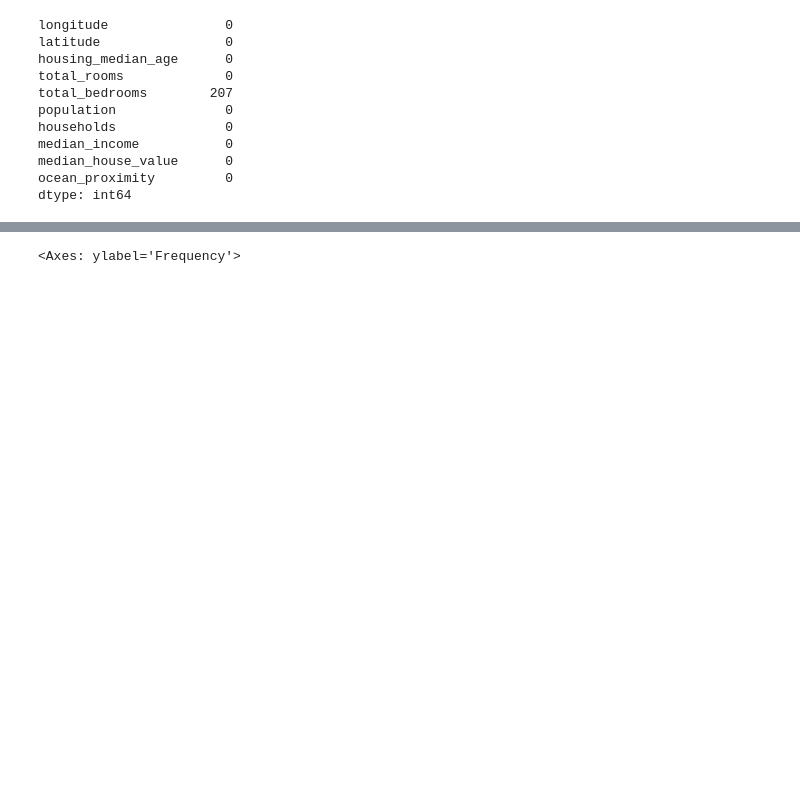
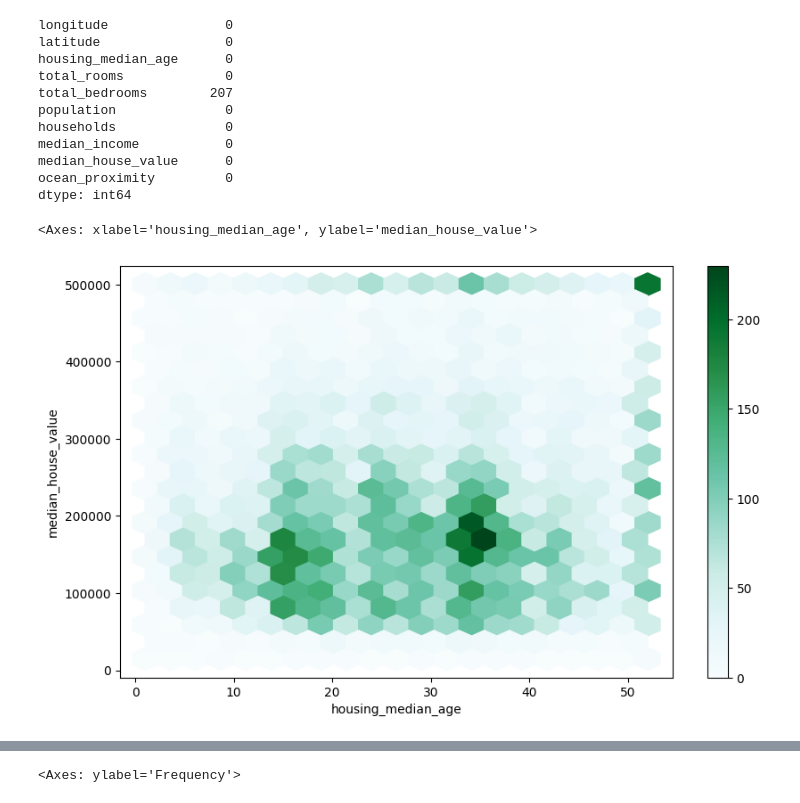
Before and after one commit to zakariabouy/Practice-Makes-Perfect, a Jupyter notebook: 30_Datasets_Challenge/02_House_Prices/house_prices_from_scratch.ipynb, the cells around one changed output, grey strips where cells are left out. Saved outputs shown, nothing was run; the diff lists cells and outputs as text; code cells hidden in the pictures; blank space fills up the shorter version.

Commit message:
just finished step 4 of the house prices notebook . It was difficult honestly, but I think I got it right.

```diff
--- a/30_Datasets_Challenge/02_House_Prices/house_prices_from_scratch.ipynb
+++ b/30_Datasets_Challenge/02_House_Prices/house_prices_from_scratch.ipynb
@@ -229,3 +229,10 @@ median_income           0
 median_house_value      0
 ocean_proximity         0
 dtype: int64
+# %%
+#BETTER THAN normal scatter plot
+#it fixes the problem of the overplotting
+df.plot.hexbin(x='housing_median_age', y='median_house_value', gridsize=20, figsize=(10,6))
+# %% [output]
+<Axes: xlabel='housing_median_age', ylabel='median_house_value'>
+[figure, added]
```
Also changed, not shown: parts of 24 cells of this notebook.
